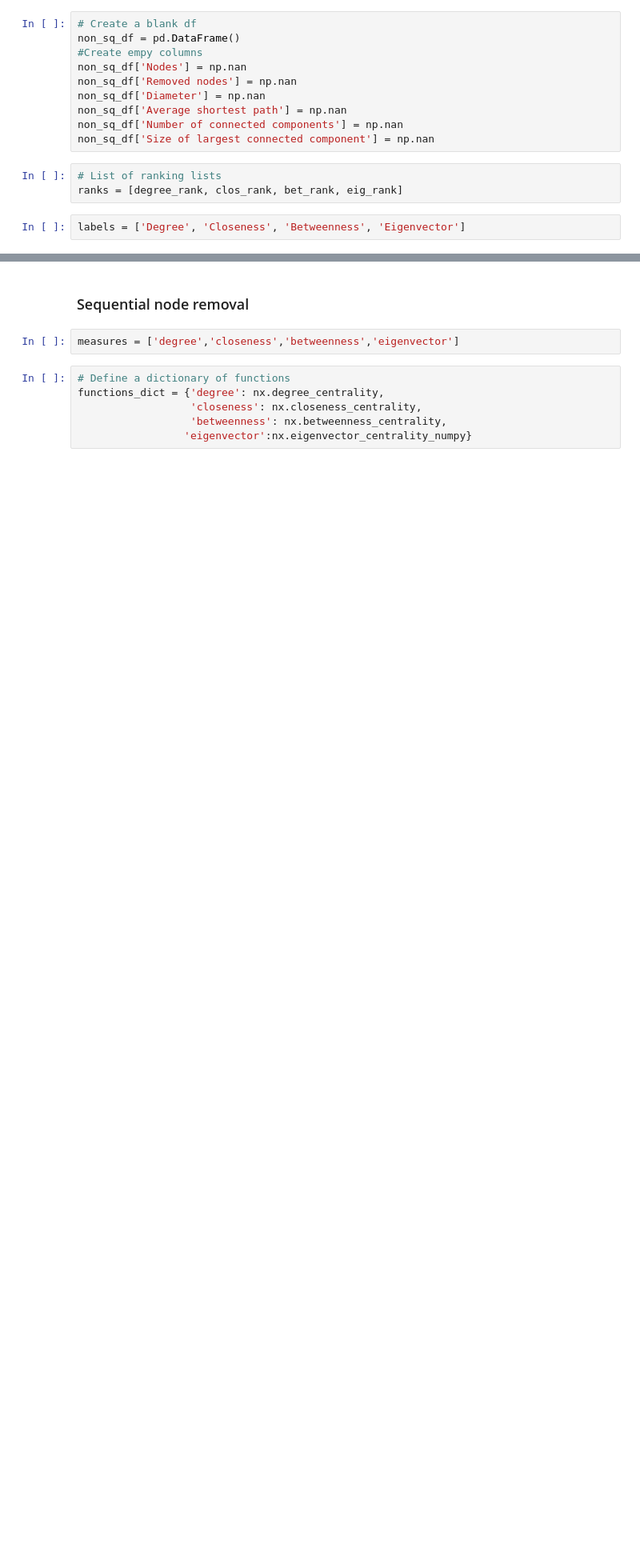
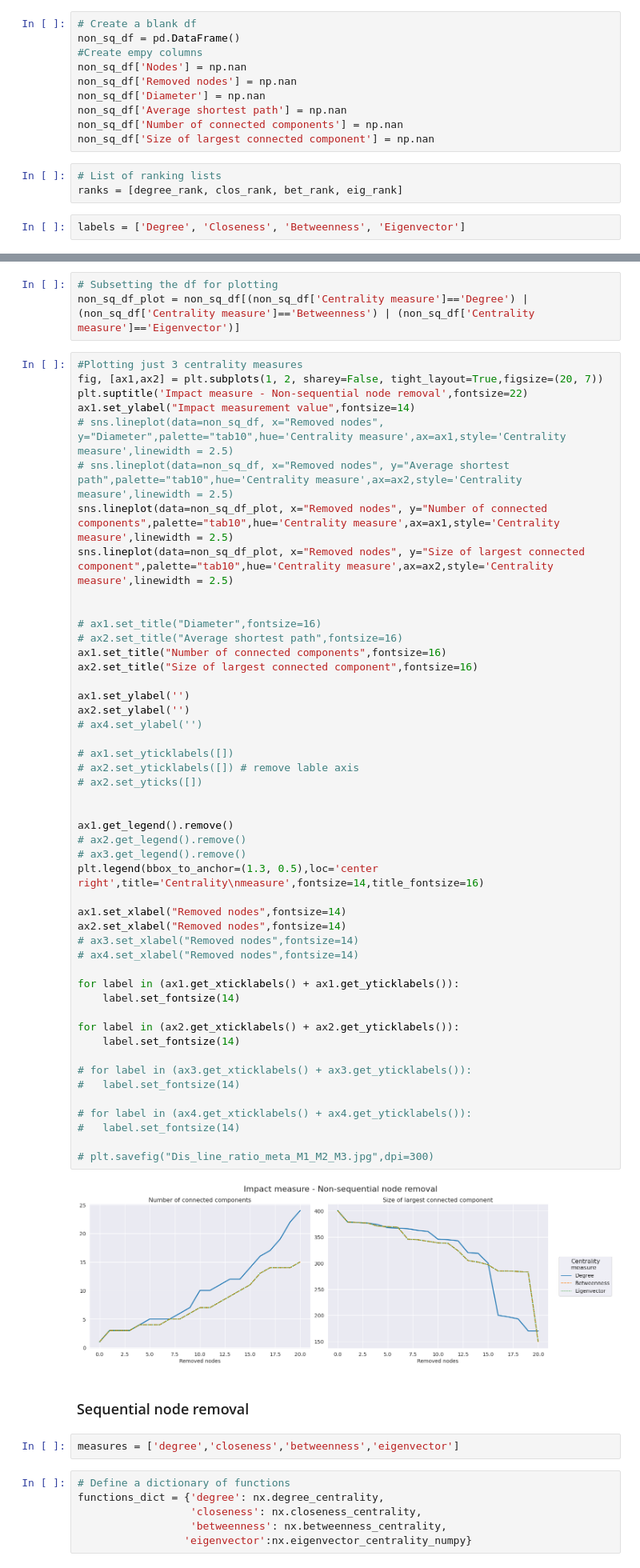
Before and after one commit to rpoandres/US_Assessment, a Jupyter notebook: US_Assessment.ipynb, the cells around one changed output, grey strips where cells are left out. Shown at 80% size. Saved outputs shown, nothing was run; the diff lists cells and outputs as text; blank space fills up the shorter version.

```diff
--- a/US_Assessment.ipynb
+++ b/US_Assessment.ipynb
@@ -659,3 +680,56 @@ for label in (ax4.get_xticklabels() + ax4.get_yticklabels()):
+# %%
+# Subsetting the df for plotting
+non_sq_df_plot = non_sq_df[(non_sq_df['Centrality measure']=='Degree') | (non_sq_df['Centrality measure']=='Betweenness') | (non_sq_df['Centrality measure']=='Eigenvector')]
+# %%
+#Plotting just 3 centrality measures
+fig, [ax1,ax2] = plt.subplots(1, 2, sharey=False, tight_layout=True,figsize=(20, 7))
+plt.suptitle('Impact measure - Non-sequential node removal',fontsize=22)
+ax1.set_ylabel("Impact measurement value",fontsize=14)
+# sns.lineplot(data=non_sq_df, x="Removed nodes", y="Diameter",palette="tab10",hue='Centrality measure',ax=ax1,style='Centrality measure',linewidth = 2.5)
+# sns.lineplot(data=non_sq_df, x="Removed nodes", y="Average shortest path",palette="tab10",hue='Centrality measure',ax=ax2,style='Centrality measure',linewidth = 2.5)
+sns.lineplot(data=non_sq_df_plot, x="Removed nodes", y="Number of connected components",palette="tab10",hue='Centrality measure',ax=ax1,style='Centrality measure',linewidth = 2.5)
+sns.lineplot(data=non_sq_df_plot, x="Removed nodes", y="Size of largest connected component",palette="tab10",hue='Centrality measure',ax=ax2,style='Centrality measure',linewidth = 2.5)
+
+
+# ax1.set_title("Diameter",fontsize=16)
+# ax2.set_title("Average shortest path",fontsize=16)
+ax1.set_title("Number of connected components",fontsize=16)
+ax2.set_title("Size of largest connected component",fontsize=16)
+
+ax1.set_ylabel('')
+ax2.set_ylabel('')
+# ax4.set_ylabel('')
+
+# ax1.set_yticklabels([])
+# ax2.set_yticklabels([]) # remove lable axis
+# ax2.set_yticks([])
+
+
+ax1.get_legend().remove()
+# ax2.get_legend().remove()
+# ax3.get_legend().remove()
+plt.legend(bbox_to_anchor=(1.3, 0.5),loc='center right',title='Centrality\nmeasure',fontsize=14,title_fontsize=16)
+
+ax1.set_xlabel("Removed nodes",fontsize=14)
+ax2.set_xlabel("Removed nodes",fontsize=14)
+# ax3.set_xlabel("Removed nodes",fontsize=14)
+# ax4.set_xlabel("Removed nodes",fontsize=14)
+
+for label in (ax1.get_xticklabels() + ax1.get_yticklabels()):
+	label.set_fontsize(14)
+
+for label in (ax2.get_xticklabels() + ax2.get_yticklabels()):
+	label.set_fontsize(14)
+
+# for label in (ax3.get_xticklabels() + ax3.get_yticklabels()):
+# 	label.set_fontsize(14)
+
+# for label in (ax4.get_xticklabels() + ax4.get_yticklabels()):
+# 	label.set_fontsize(14)
+
+# plt.savefig("Dis_line_ratio_meta_M1_M2_M3.jpg",dpi=300)
+# %% [output]
+[figure, added]
 # %% [markdown]
 ### Sequential node removal
 # %%
```
Also changed, not shown: parts of 26 cells of this notebook, 1 other file.
